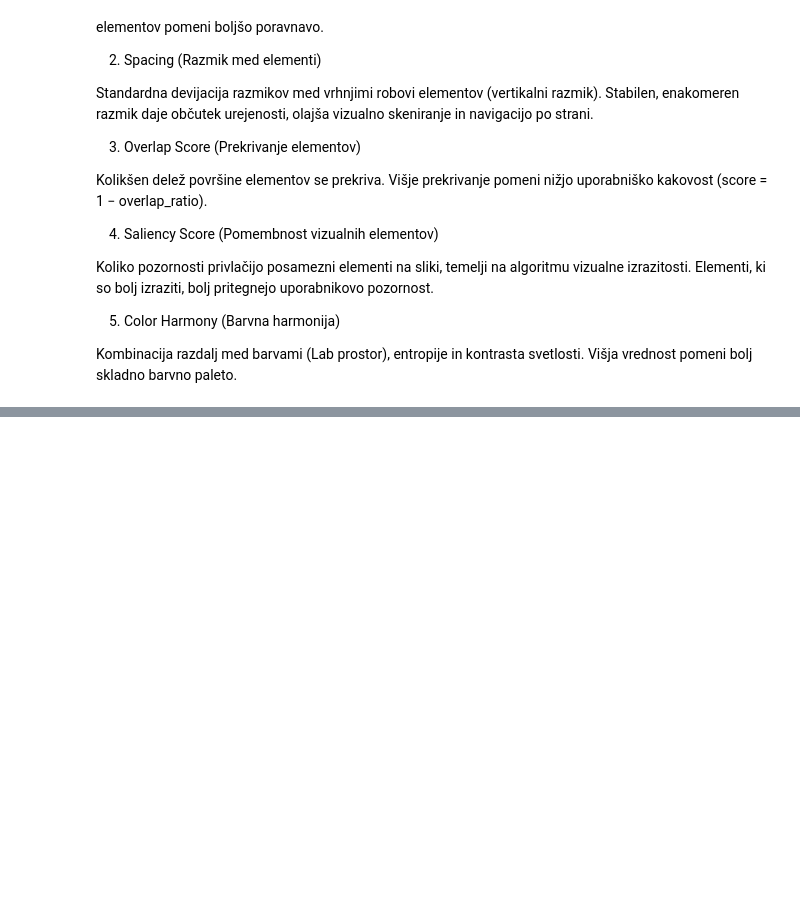
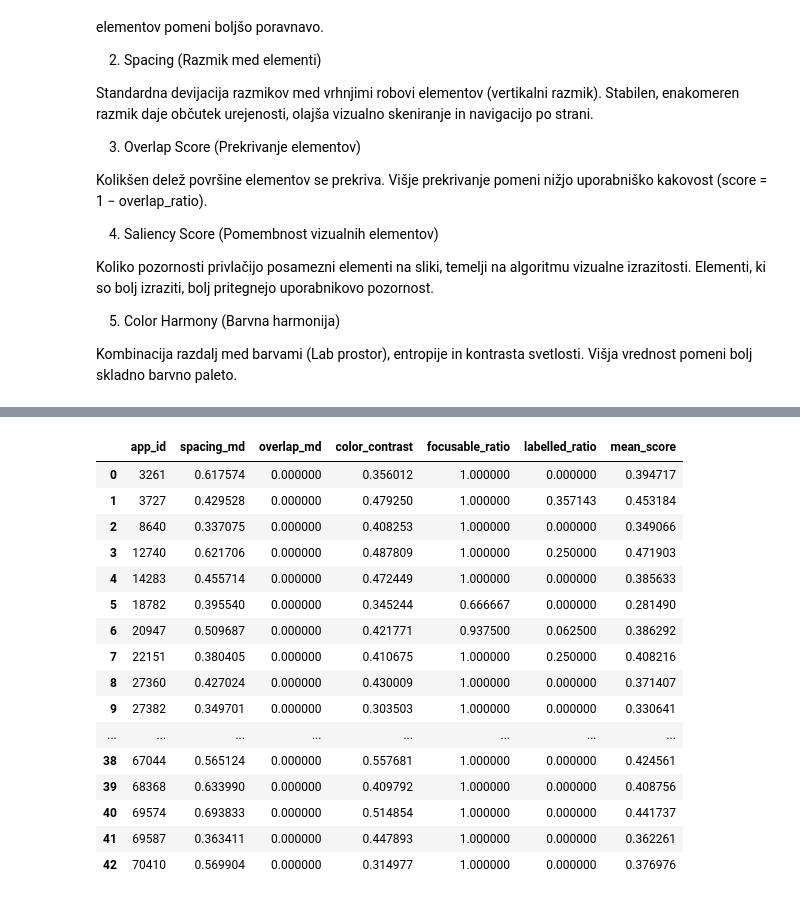
Before and after one commit to mmarolt/gui-prototyping-analysis, a Jupyter notebook: quantitative_analysis/analyze_prototype_elements.ipynb, the cells around one changed output, grey strips where cells are left out. Cells and saved outputs as stored; diff of their text form; code cells hidden in the pictures; blank space fills up the shorter version.

```diff
--- a/quantitative_analysis/analyze_prototype_elements.ipynb
+++ b/quantitative_analysis/analyze_prototype_elements.ipynb
@@ -417,0 +455,20 @@ main_jupyter_safe_md()
+# %%
+metric_vector
+# %% [output]
+|  | app_id | spacing_md | overlap_md | color_contrast | focusable_ratio | labelled_ratio | mean_score |
+| 0 | 3261 | 0.617574 | 0.000000 | 0.356012 | 1.000000 | 0.000000 | 0.394717 |
+| 1 | 3727 | 0.429528 | 0.000000 | 0.479250 | 1.000000 | 0.357143 | 0.453184 |
+| 2 | 8640 | 0.337075 | 0.000000 | 0.408253 | 1.000000 | 0.000000 | 0.349066 |
+| 3 | 12740 | 0.621706 | 0.000000 | 0.487809 | 1.000000 | 0.250000 | 0.471903 |
+| 4 | 14283 | 0.455714 | 0.000000 | 0.472449 | 1.000000 | 0.000000 | 0.385633 |
+| 5 | 18782 | 0.395540 | 0.000000 | 0.345244 | 0.666667 | 0.000000 | 0.281490 |
+| 6 | 20947 | 0.509687 | 0.000000 | 0.421771 | 0.937500 | 0.062500 | 0.386292 |
+| 7 | 22151 | 0.380405 | 0.000000 | 0.410675 | 1.000000 | 0.250000 | 0.408216 |
+| 8 | 27360 | 0.427024 | 0.000000 | 0.430009 | 1.000000 | 0.000000 | 0.371407 |
+| 9 | 27382 | 0.349701 | 0.000000 | 0.303503 | 1.000000 | 0.000000 | 0.330641 |
+| ... | ... | ... | ... | ... | ... | ... | ... |
+| 38 | 67044 | 0.565124 | 0.000000 | 0.557681 | 1.000000 | 0.000000 | 0.424561 |
+| 39 | 68368 | 0.633990 | 0.000000 | 0.409792 | 1.000000 | 0.000000 | 0.408756 |
+| 40 | 69574 | 0.693833 | 0.000000 | 0.514854 | 1.000000 | 0.000000 | 0.441737 |
+| 41 | 69587 | 0.363411 | 0.000000 | 0.447893 | 1.000000 | 0.000000 | 0.362261 |
+| 42 | 70410 | 0.569904 | 0.000000 | 0.314977 | 1.000000 | 0.000000 | 0.376976 |
```
Also changed, not shown: parts of 17 cells of this notebook, 9 other files.
